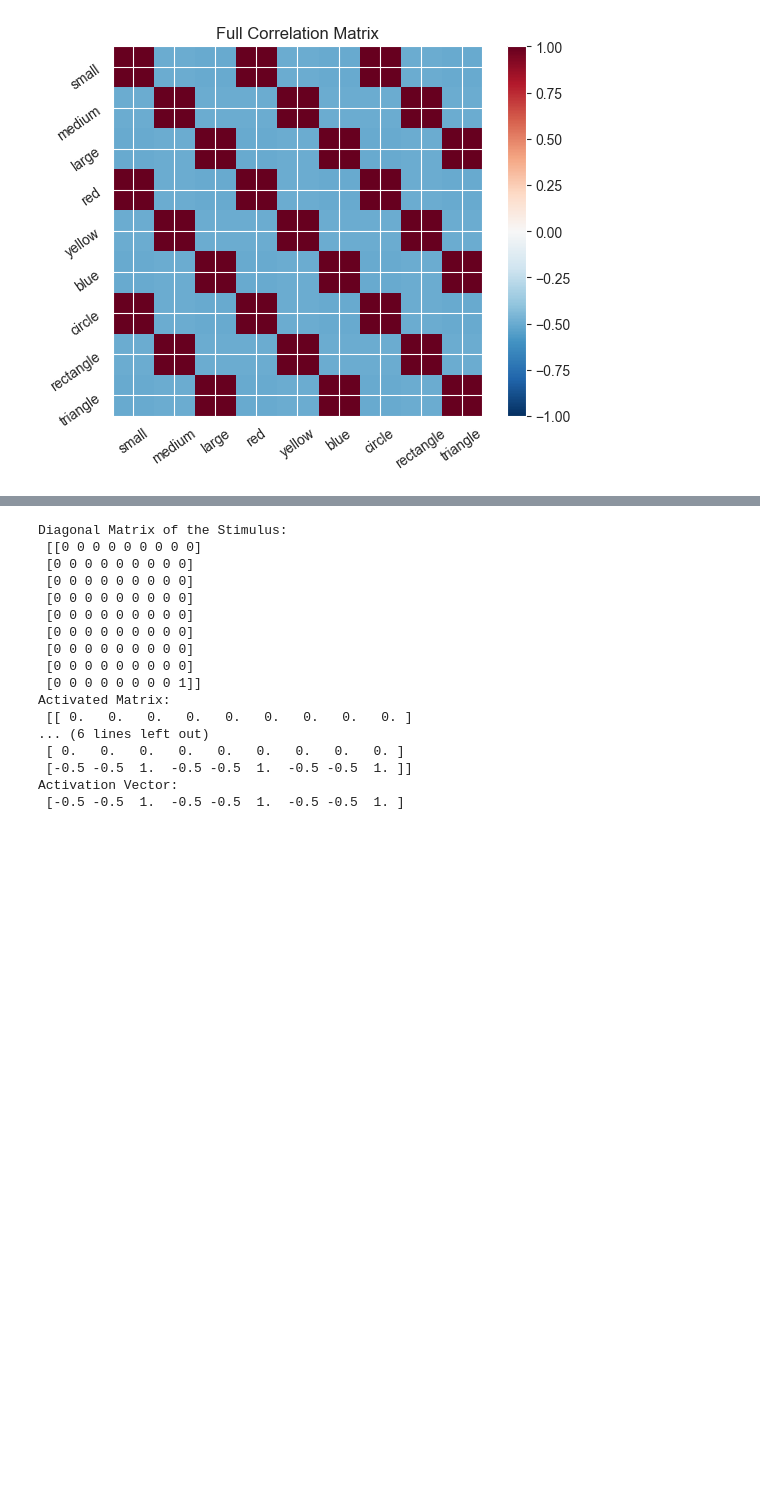
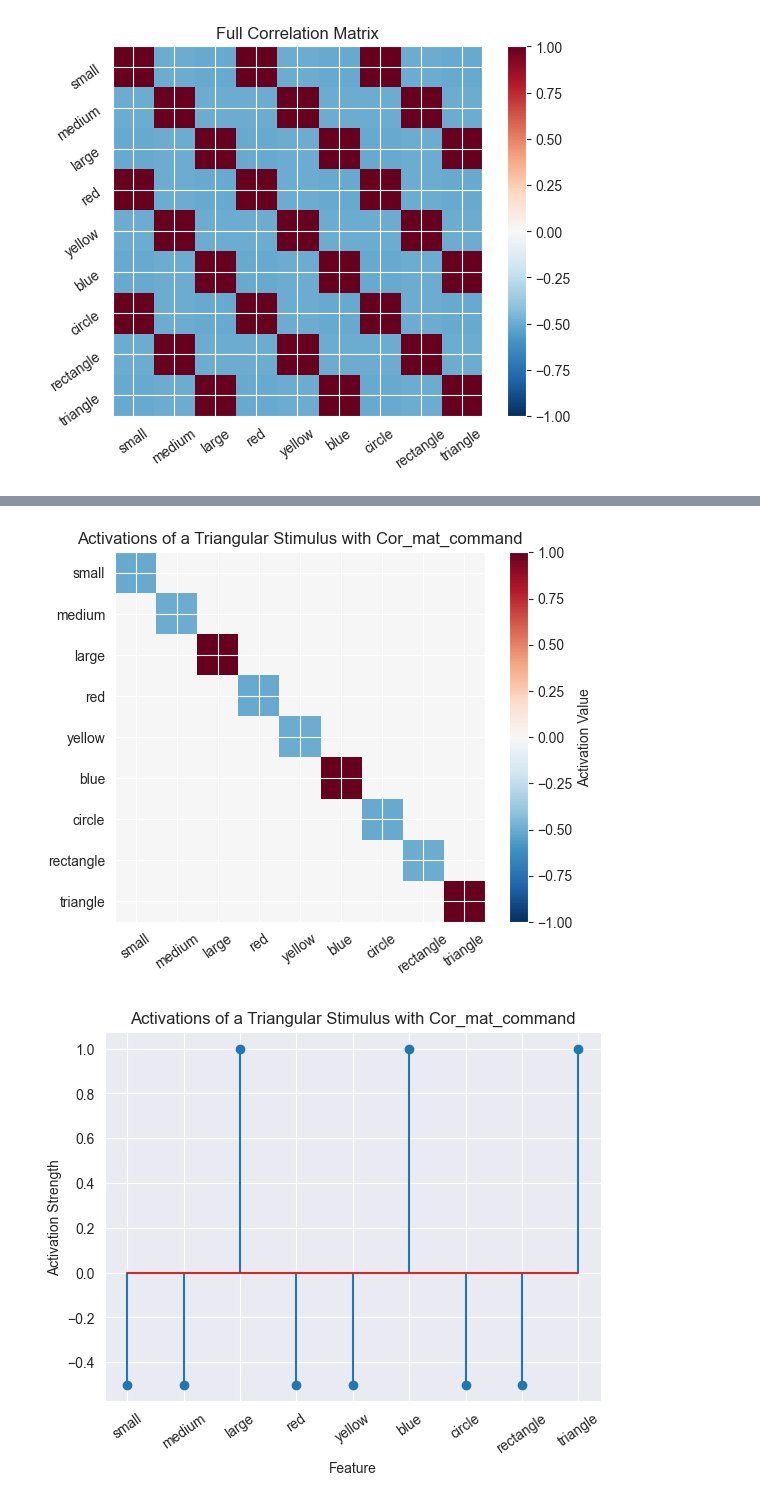
Before and after one commit to younesStrittmatter/502B, a Jupyter notebook: book/content/chapter_1/notebooks/(1) Hebbian Learning.ipynb, the cells around one changed output, grey strips where cells are left out. Cells and saved outputs as stored; diff of their text form; code cells hidden in the pictures; blank space fills up the shorter version.

```diff
--- a/book/content/chapter_1/notebooks/(1) Hebbian Learning.ipynb
+++ b/book/content/chapter_1/notebooks/(1) Hebbian Learning.ipynb
@@ -135,9 +138,11 @@ To model this, we will examine the activations for all stimuli. In this example,
 In the next cell, we compute a correlation matrix for the features of all our stimuli. The rows and columns represent the same set of feature neurons. Each value in the matrix indicates the correlation between two neurons. For example, the value at the intersection of the first row ("small" neuron) and the fifth column ("yellow" neuron) shows how often "small" and "yellow" fired together. (In Python, this value can be accessed using `cor_mat[0, 4]` since Python indexing starts at 0.)
 # %%
 # Compute the correlation matrix
-cor_mat_command = np.corrcoef(sm_3_uniform, rowvar=False)  # rowvar=False indicates that the columns represent the features
+cor_mat_command = np.corrcoef(sm_3_uniform,
+                              rowvar=False)  # rowvar=False indicates that the columns represent the features
 ub = np.abs(cor_mat_command).max()  # Maximum absolute correlation value
 lb = -ub  # Lower bound for the color scale
+
 
 # Define a function to plot the correlation matrix
 def plot_correlation_matrix(matrix, mask=None, title="Correlation Matrix"):
@@ -146,7 +151,7 @@ def plot_correlation_matrix(matrix, mask=None, title="Correlation Matrix"):
     """
     plt.figure()
     plt.title(title)
-    plt.xticks(np.arange(len(feature_names)), feature_names, rotation=35) # Rotate labels for better visibility
+    plt.xticks(np.arange(len(feature_names)), feature_names, rotation=35)  # Rotate labels for better visibility
     plt.yticks(np.arange(len(feature_names)), feature_names, rotation=35)
     if mask is not None:
         matrix = np.ma.array(matrix, mask=mask)
@@ -154,6 +159,7 @@ def plot_correlation_matrix(matrix, mask=None, title="Correlation Matrix"):
     plt.colorbar()
     plt.show()
 
+
 # Visualize lower half, upper half, and full correlation matrices
 # Note: The correlation matrix is symmetric across the diagonal
 plot_correlation_matrix(cor_mat_command, mask=np.triu(cor_mat_command), title="Lower Half of Correlation Matrix")
@@ -180,38 +186,39 @@ Consider the following incomplete stimulus: `[0, 0, 0, 0, 0, 0, 0, 0, 1]`. This
 # %%
 # Define the incomplete stimulus
 triangle = [0, 0, 0, 0, 0, 0, 0, 0, 1]
 
 # Step 1: Construct a diagonal matrix from the stimulus vector
 # This represents activating only the "triangle" neuron
 diag_triangle = np.diag(triangle)
-print("Diagonal Matrix of the Stimulus:\n", diag_triangle)
 
 # Step 2: Multiply the diagonal matrix with the correlation matrix
 # This selects and scales rows of the correlation matrix based on the stimulus
 # It represents how activating the "triangle" neuron propagates activation to other neurons
 active_mat = np.dot(diag_triangle, cor_mat_command)
-print("Activated Matrix:\n", active_mat)
 
 # Step 3: Sum the rows to compute the total activation for each feature
 # This consolidates the contributions from the activated neurons
-activation_vector = active_mat.sum(axis=0)
-print("Activation Vector:\n", activation_vector)
+active_mat = active_mat.sum(axis=0)
+
+# This plot visualizes the activations from a triangular stimulus. The output is an array,
+# and its values are mapped to the principal diagonal of this image. All off-diagonal elements are zero.
+plt.figure()
+plt.title("Activations of a Triangular Stimulus with Cor_mat_command")
+plt.imshow(np.diag(active_mat), cmap='RdBu_r', vmin=lb, vmax=ub)
+plt.xticks(np.arange(len(feature_names)), feature_names, rotation=35)
+plt.yticks(np.arange(len(feature_names)), feature_names)
+plt.colorbar(label="Activation Value")
+plt.show()
+
+# This plot shows the same values but as a line plot.
+plt.figure()
+plt.stem(active_mat)
+plt.title("Activations of a Triangular Stimulus with Cor_mat_command")
+plt.xticks(np.arange(len(feature_names)), feature_names, rotation=35)
+plt.xlabel("Feature")
+plt.ylabel("Activation Strength")
+plt.show()
 # %% [output]
-Diagonal Matrix of the Stimulus:
- [[0 0 0 0 0 0 0 0 0]
- [0 0 0 0 0 0 0 0 0]
- [0 0 0 0 0 0 0 0 0]
- [0 0 0 0 0 0 0 0 0]
- [0 0 0 0 0 0 0 0 0]
- [0 0 0 0 0 0 0 0 0]
- [0 0 0 0 0 0 0 0 0]
- [0 0 0 0 0 0 0 0 0]
- [0 0 0 0 0 0 0 0 1]]
-Activated Matrix:
- [[ 0.   0.   0.   0.   0.   0.   0.   0.   0. ]
-... (6 lines left out)
- [ 0.   0.   0.   0.   0.   0.   0.   0.   0. ]
- [-0.5 -0.5  1.  -0.5 -0.5  1.  -0.5 -0.5  1. ]]
-Activation Vector:
- [-0.5 -0.5  1.  -0.5 -0.5  1.  -0.5 -0.5  1. ]
+[figure, added]
+[figure, added]
 # %% [markdown]
```
Also changed, not shown: parts of 9 cells of this notebook, 11 other files.
